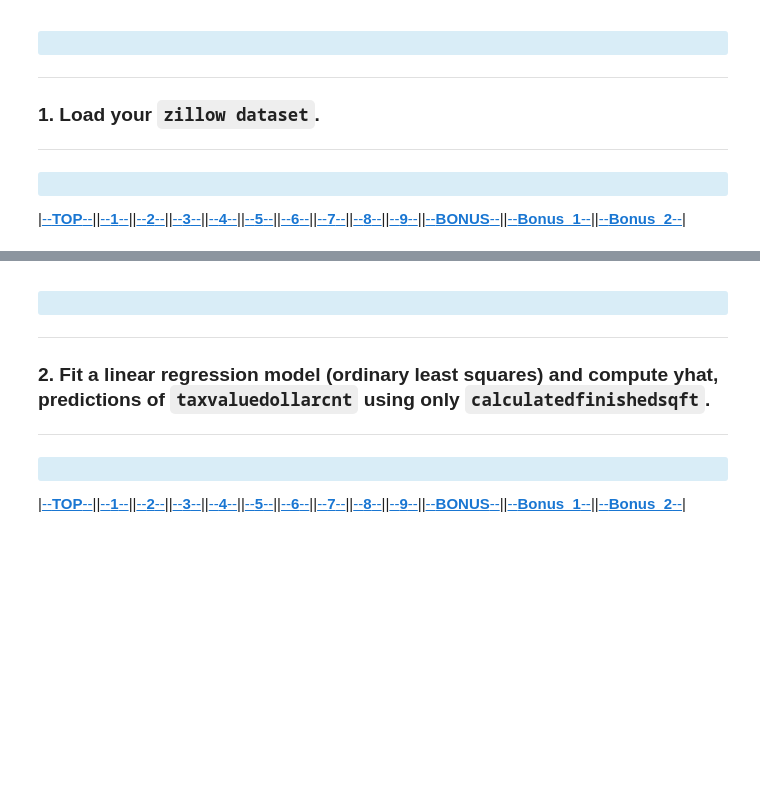
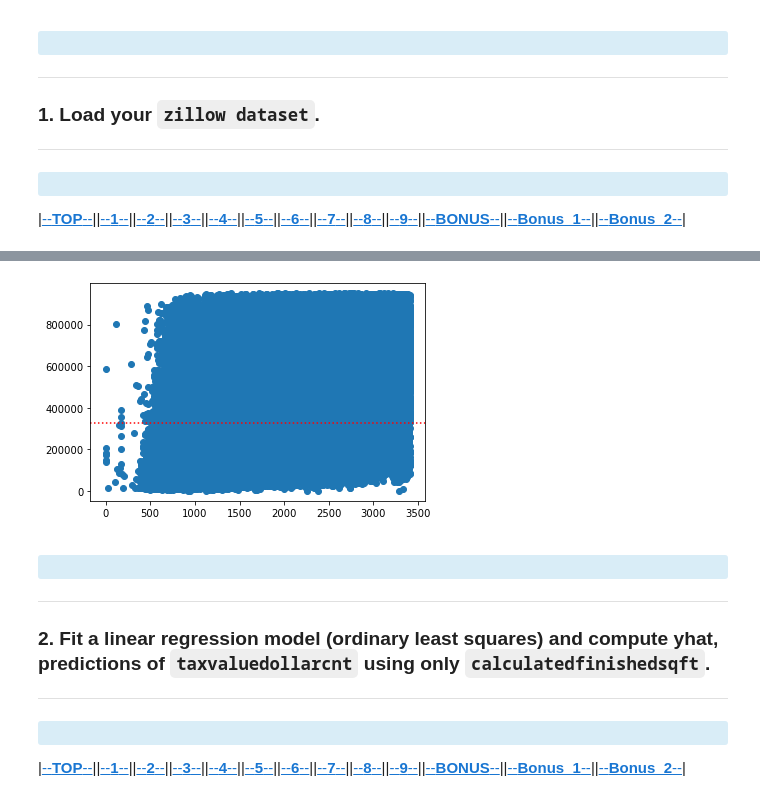
Before and after one commit to David-Howell/regression-exercises, a Jupyter notebook: evaluate.ipynb, the cells around one changed output, grey strips where cells are left out. Saved outputs shown, nothing was run; the diff lists cells and outputs as text; code cells hidden in the pictures; blank space fills up the shorter version.

```diff
--- a/evaluate.ipynb
+++ b/evaluate.ipynb
@@ -27,3 +100,11 @@ Do you work for this exercise in either a jupyter notebook named `evaluate` with
+# %%
+plt.scatter(train.sqft, train.tax_appraisal)
+
+plt.axhline(baseline, ls=':', c= 'red')
+
+plt.show()
+# %% [output]
+[figure, added]
 # %% [markdown]
 <a id='2'> </a>
 <div class="alert alert-block alert-info">
```
Also changed, not shown: parts of 64 cells of this notebook.
